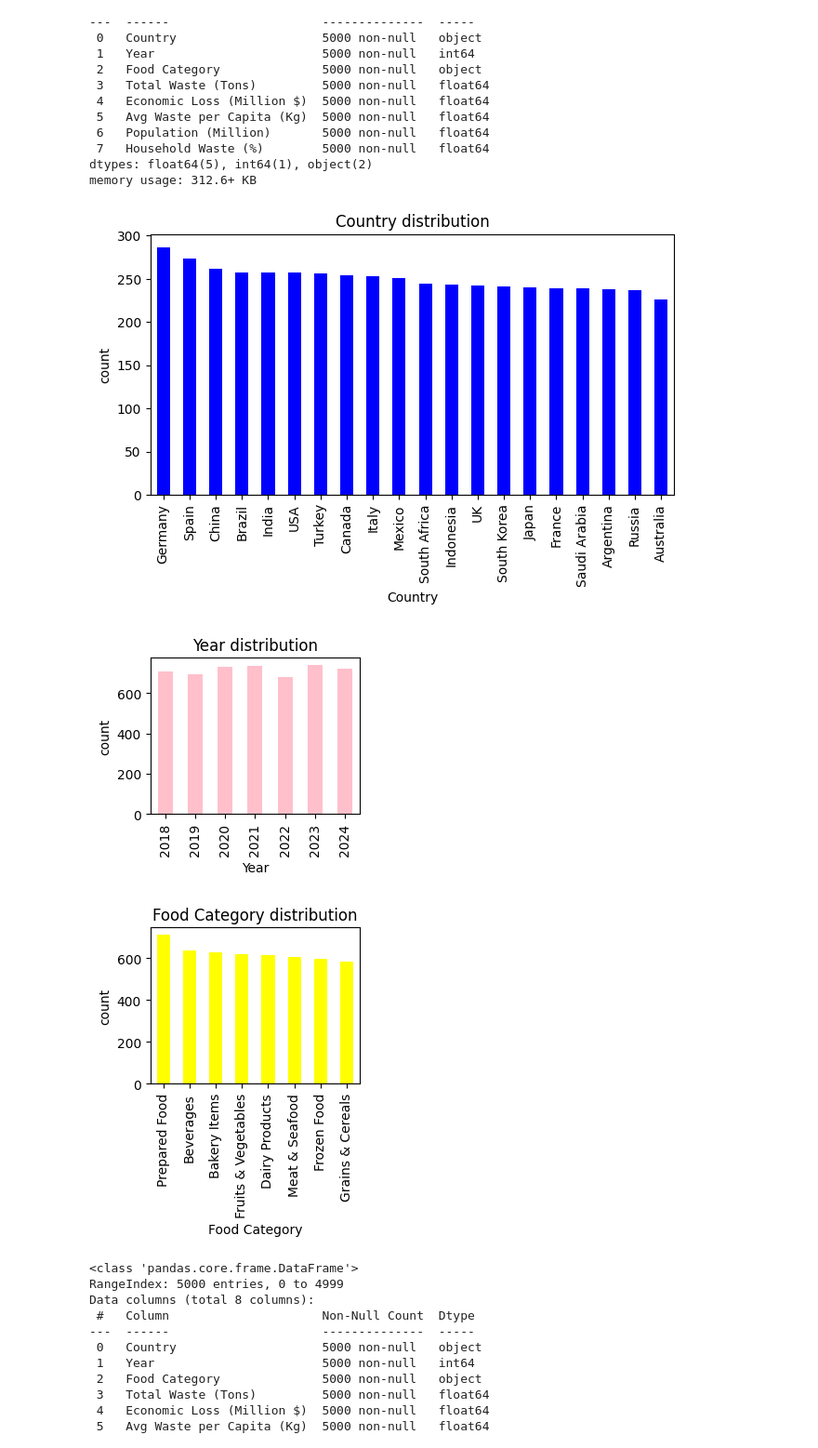
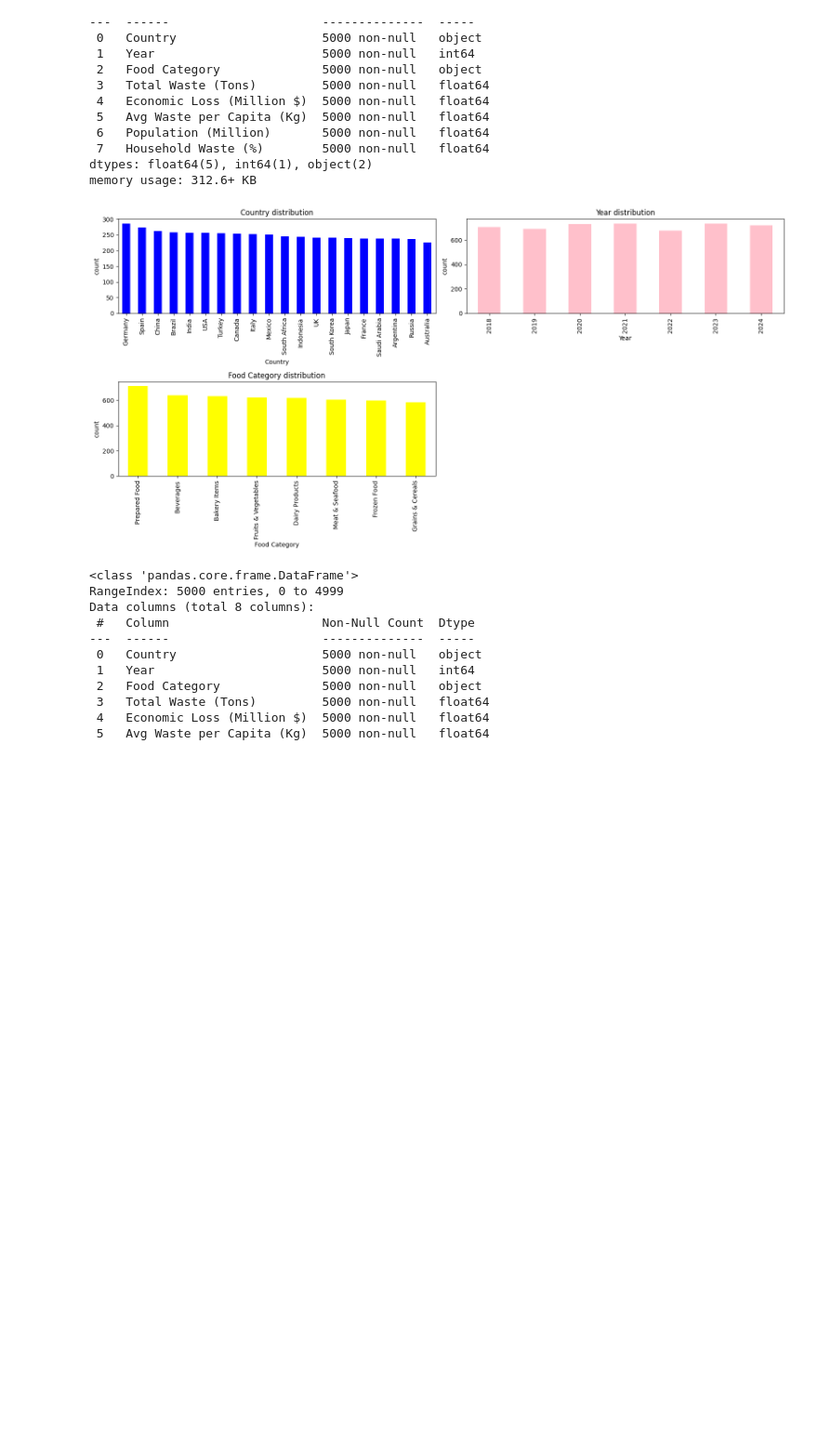
Before and after one commit to Yihuiny/Global-Food-Wastage, a Jupyter notebook: foodwastageproject.ipynb, the cells around one changed output. Shown at 93% size. Cells and saved outputs as stored; diff of their text form; code cells hidden in the pictures; blank space fills up the shorter version.

```diff
--- a/foodwastageproject.ipynb
+++ b/foodwastageproject.ipynb
@@ -200,36 +200,34 @@ dtypes: float64(5), int64(1), object(2)
 memory usage: 312.6+ KB
 # %%
 #distribution
-#country, yearn & food category
+#country, year & food category
 
 plt.figure(figsize=(16, 8))
 
 plt.subplot(2, 2, 1)
 df["Country"].value_counts().plot(kind= "bar", color ="Blue")
 plt.title("Country distribution")
 plt.xlabel("Country")
 plt.ylabel("count")
-plt.show()
+
 
 plt.subplot(2, 2, 2)
 df["Year"].value_counts().sort_index().plot(kind= "bar", color ="Pink")
 plt.title("Year distribution")
 plt.xlabel("Year")
 plt.ylabel("count")
-plt.show()
+
 
 
 plt.subplot(2, 2, 3)
 df["Food Category"].value_counts().plot(kind= "bar", color ="Yellow")
 plt.title("Food Category distribution")
 plt.xlabel("Food Category")
 plt.ylabel("count")
-# plt.tight_layout()
+plt.tight_layout()
 plt.show()
 # %% [output]
-[figure, old version]
+[figure, new version]
-[figure, removed]
-[figure, removed]
 # %%
 df.info()
 # %% [output]
```
Also changed, not shown: parts of 4 cells of this notebook.
